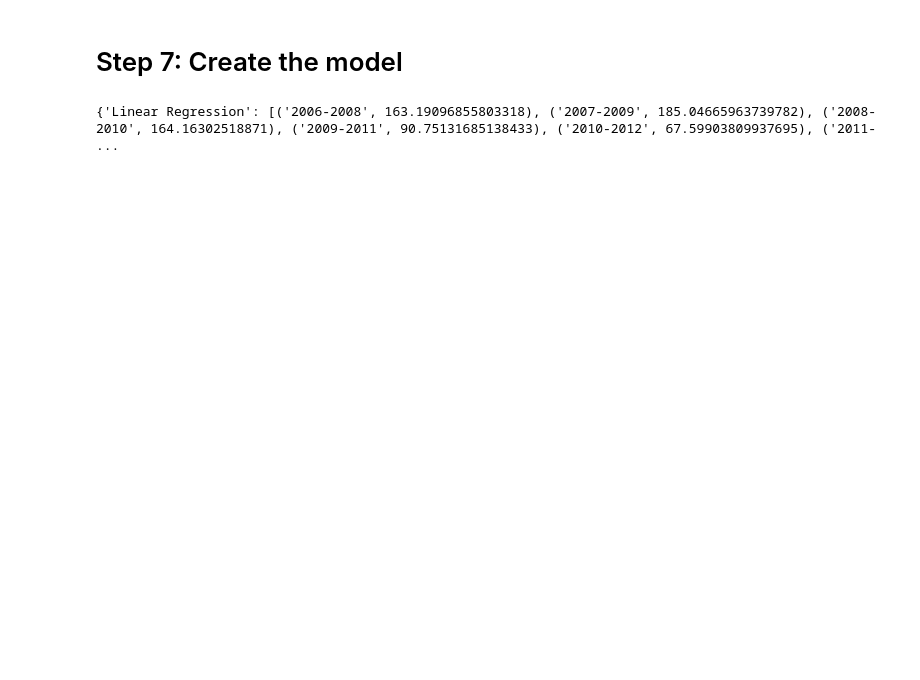
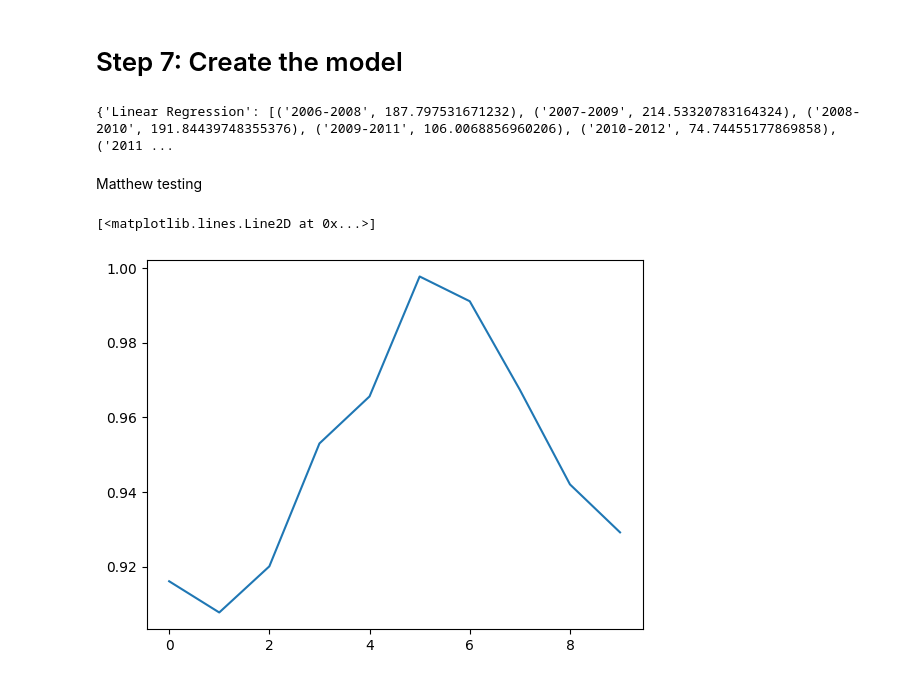
Before and after one commit to MattHAndrews/cs109a_final_project, a Jupyter notebook: Project.ipynb, the cells around one changed output. Drawn from its saved outputs; the diff is of its cells as text; code cells hidden in the pictures; blank space fills up the shorter version.

Commit message:
Added back imputation and make quick graph

```diff
--- a/Project.ipynb
+++ b/Project.ipynb
@@ -868,3 +856,11 @@ numerical_columns = column_data_types[column_data_types != 'object'].index.tolis
+# %%
+# Impute missing values for numerical columns with median
+num_imputer = SimpleImputer(strategy='median')
+data_cleaned[numerical_columns] = num_imputer.fit_transform(data_cleaned[numerical_columns])
+
+# Impute missing values for categorical columns with mode
+cat_imputer = SimpleImputer(strategy='most_frequent')
+data_cleaned[categorical_columns] = cat_imputer.fit_transform(data_cleaned[categorical_columns])
 # %% [markdown]
 # Step 6: Train-test split
 # %%
@@ -937,4 +931,29 @@ models = {
 model_performance = evaluate_models(X_trains, y_trains, models)
 print(model_performance)
 # %% [output]
-{'Linear Regression': [('2006-2008', 163.19096855803318), ('2007-2009', 185.04665963739782), ('2008-2010', 164.16302518871), ('2009-2011', 90.75131685138433), ('2010-2012', 67.59903809937695), ('2011- ...
+{'Linear Regression': [('2006-2008', 187.797531671232), ('2007-2009', 214.53320783164324), ('2008-2010', 191.84439748355376), ('2009-2011', 106.0068856960206), ('2010-2012', 74.74455177869858), ('2011 ...
+# %% [markdown]
+Matthew testing
+# %%
+lr = LinearRegression()
+scores = []
+coefs = []
+for key in X_trains.keys():
+    X_train, y_train = X_trains[key].copy(), y_trains[key].copy()
+
+    # Convert boolean columns to numerical (0 and 1) if not already
+    for col in X_train.select_dtypes(include=['bool']).columns:
+        X_train[col] = X_train[col].astype(int)
+
+    # Select only numeric columns
+    X_train_numeric = X_train.select_dtypes(include=['number'])
+
+    lr.fit(X_train_numeric, y_train)
+    scores.append(lr.score(X_train_numeric, y_train))
+    coefs.append(lr.coef_)
+
+# Plot the scores
+plt.plot(scores)
+# %% [output]
+[<matplotlib.lines.Line2D at 0x...>]
+[figure, added]
```
Also changed, not shown: parts of 5 cells of this notebook.
